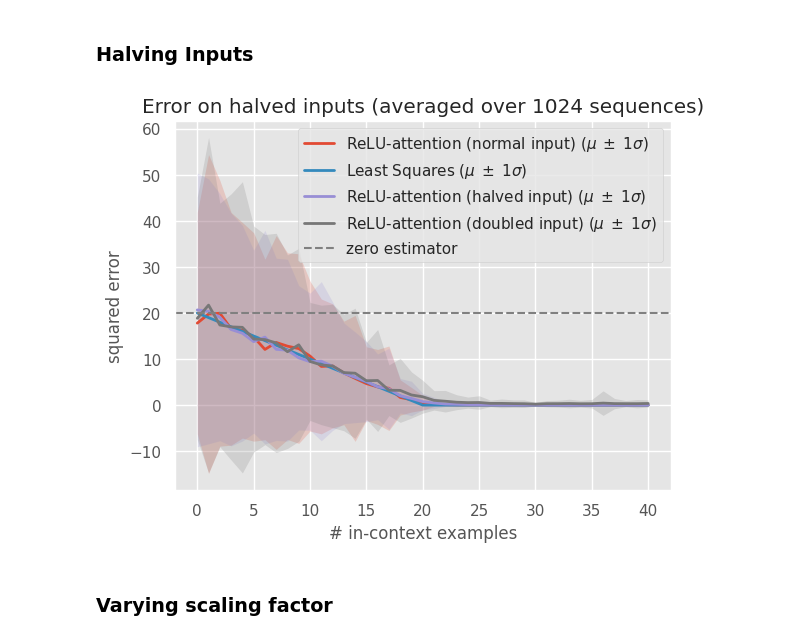
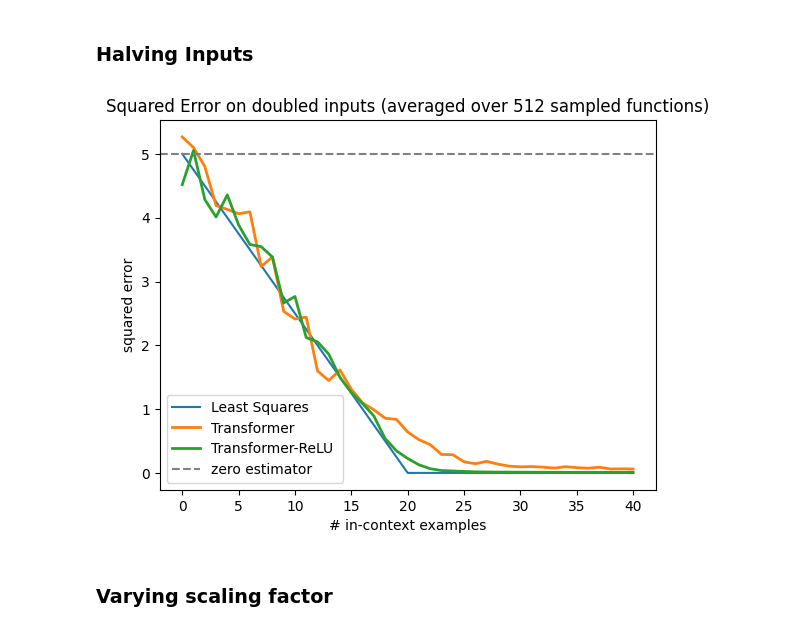
Before and after one commit to nelson-lojo/in-context-learning, a Jupyter notebook: src/eval.ipynb, the cells around one changed output. Drawn from its saved outputs; the diff is of its cells as text; code cells hidden in the pictures.

```diff
--- a/src/eval.ipynb
+++ b/src/eval.ipynb
@@ -216,18 +118,23 @@ vanil_losses_half = get_loss_from_run("../models/linear_regression/pretrained",
-# %%
-plt.style.use("ggplot")
-plt.title("Error on halved inputs (averaged over 1024 sequences)")
-# plt.xlim((18, 22))
-# plt.ylim((-5, 10))
-plot_models({
-    "ReLU-attention (normal input)": relu_losses_1x,
-    # "Vanilla Transformer (normal input)" : vanil_losses_1x,
-    "Least Squares" : torch.ones(relu_losses_1x.shape) * least_sq_loss,
-    "ReLU-attention (halved input)": relu_losses_half,
-    "ReLU-attention (doubled input)" : relu_losses_2x,
-    # "Vanilla Transformer (halved input)" : vanil_losses_half,
-}, baseline=20, #no_std_dev=True
-)
-# %% [output]
-[figure, removed]
+# %%
+BATCH_SIZE = 512
+halve = scale(0.5)
+
+plt.title(f"Squared Error on halved inputs (averaged over {BATCH_SIZE} sampled functions)")
+
+if task in optimals.keys():
+    plt.plot(optimals[task]["error"] * halve(1)**2, label=optimals[task]["label"])
+
+plot_model_errs(
+    {
+        row["model"] : get_err_from_run(
+            row["run_path"],
+            mutate_xs=halve, mutate_bs=bs(BATCH_SIZE)
+        )
+        for _, row in models.iterrows()
+    },
+    baseline=20 * halve(1)**2, no_std_dev=True
+)
+# %% [output]
+[figure, added]
 # %% [markdown]
 ### Varying scaling factor
```
Also changed, not shown: parts of 50 cells of this notebook, 2 other files.
